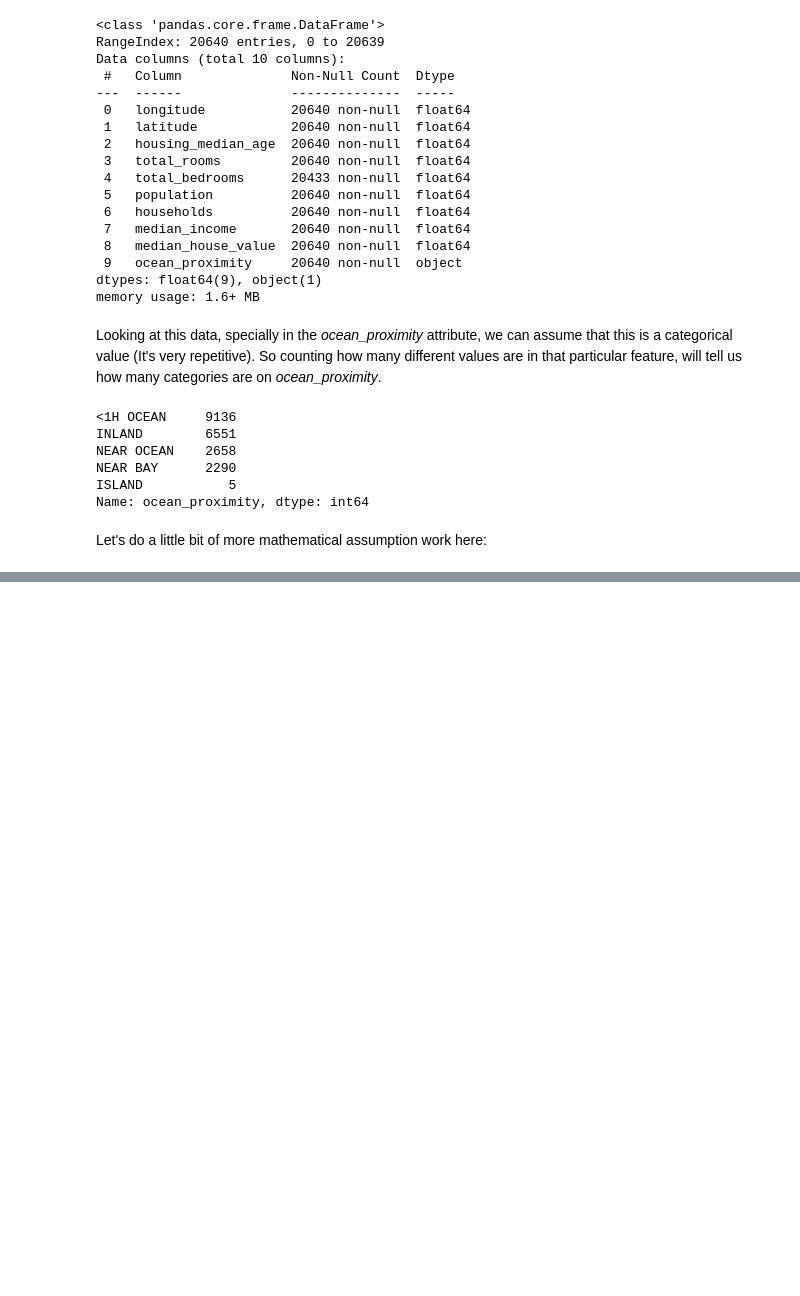
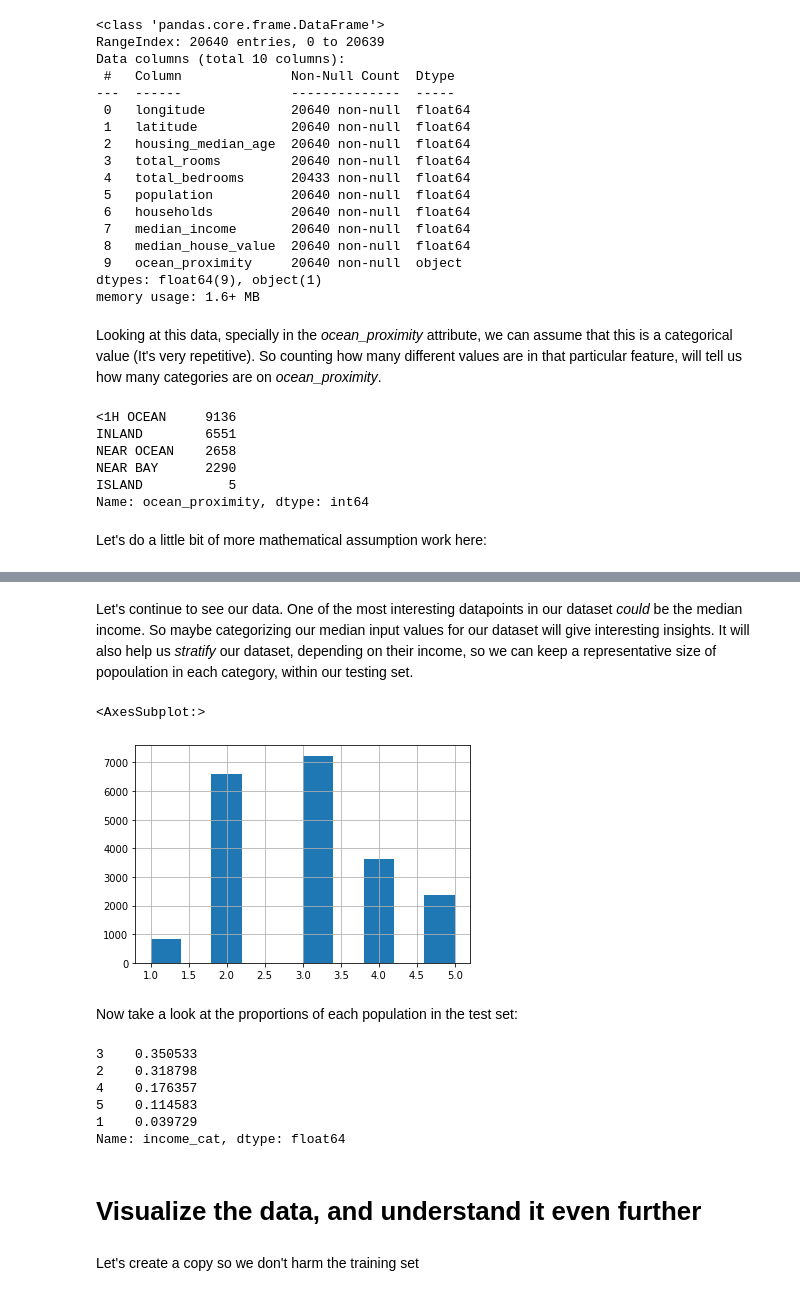
Before and after one commit to dbgoytia/AI-Zero2Hero, a Jupyter notebook: Hands-On-ML-w-Keras-Tensorflow-Scikit/Chapter2-End-to-end-project/Housing.ipynb, the cells around one changed output, grey strips where cells are left out. Saved outputs shown, nothing was run; the diff lists cells and outputs as text; code cells hidden in the pictures; blank space fills up the shorter version.

Commit message:
Added some more insights for our housing data - Linear regression problem.

```diff
--- a/Hands-On-ML-w-Keras-Tensorflow-Scikit/Chapter2-End-to-end-project/Housing.ipynb
+++ b/Hands-On-ML-w-Keras-Tensorflow-Scikit/Chapter2-End-to-end-project/Housing.ipynb
@@ -99,0 +140,11 @@ plt.show()
+# %% [markdown]
+Let's continue to see our data. One of the most interesting datapoints in our dataset _could_ be the median income. So maybe categorizing our median input values for our dataset will give interesting insights. It will also help us _stratify_ our dataset, depending on their income, so we can keep a representative size of popoulation in each category, within our testing set.
+# %%
+housing["income_cat"] = pd.cut(housing["median_income"],
+                               bins=[0., 1.5, 3.0, 4.5, 6., np.inf],
+                               labels=[1, 2, 3, 4, 5])
+# %%
+housing["income_cat"].hist()
+# %% [output]
+<AxesSubplot:>
+[figure, added]
@@ -99,0 +159,11 @@ plt.show()
+# %% [markdown]
+Now take a look at the proportions of each population in the test set:
+# %%
+strat_test_set["income_cat"].value_counts() / len(strat_test_set)
+# %% [output]
+3    0.350533
+2    0.318798
+4    0.176357
+5    0.114583
+1    0.039729
+Name: income_cat, dtype: float64
@@ -99,0 +173,4 @@ plt.show()
+# %% [markdown]
+# Visualize the data, and understand it even further
+# %% [markdown]
+Let's create a copy so we don't harm the training set
```
Also changed, not shown: parts of 31 cells of this notebook, 3 other files.
